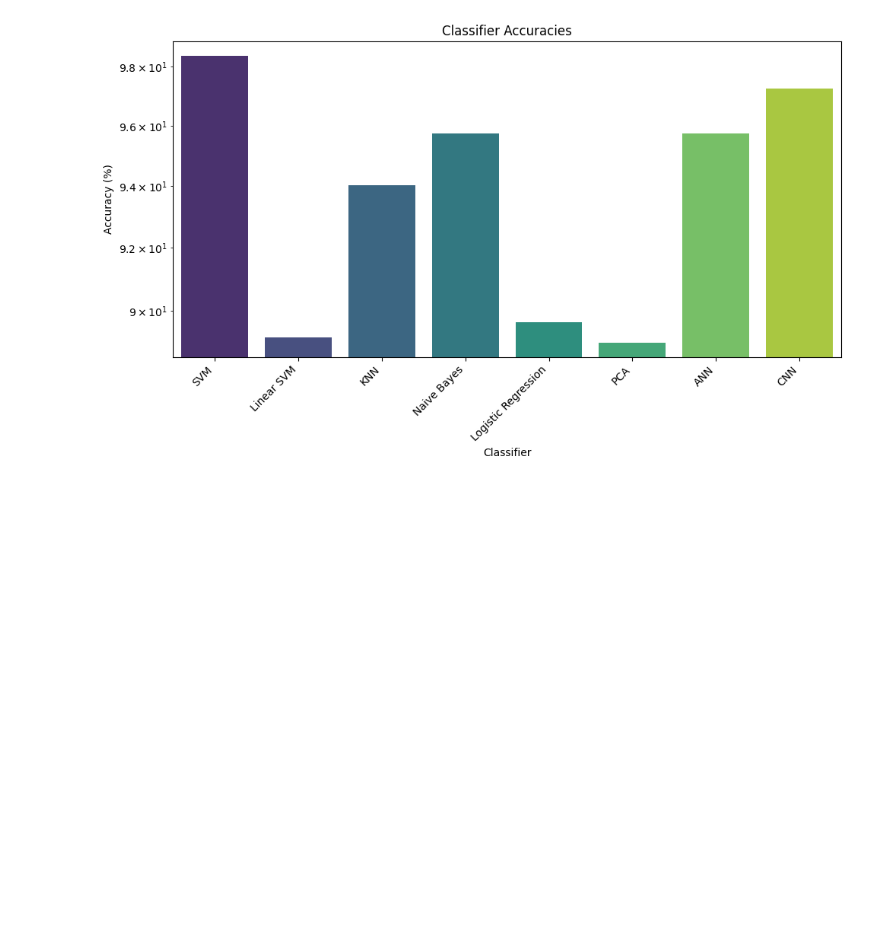
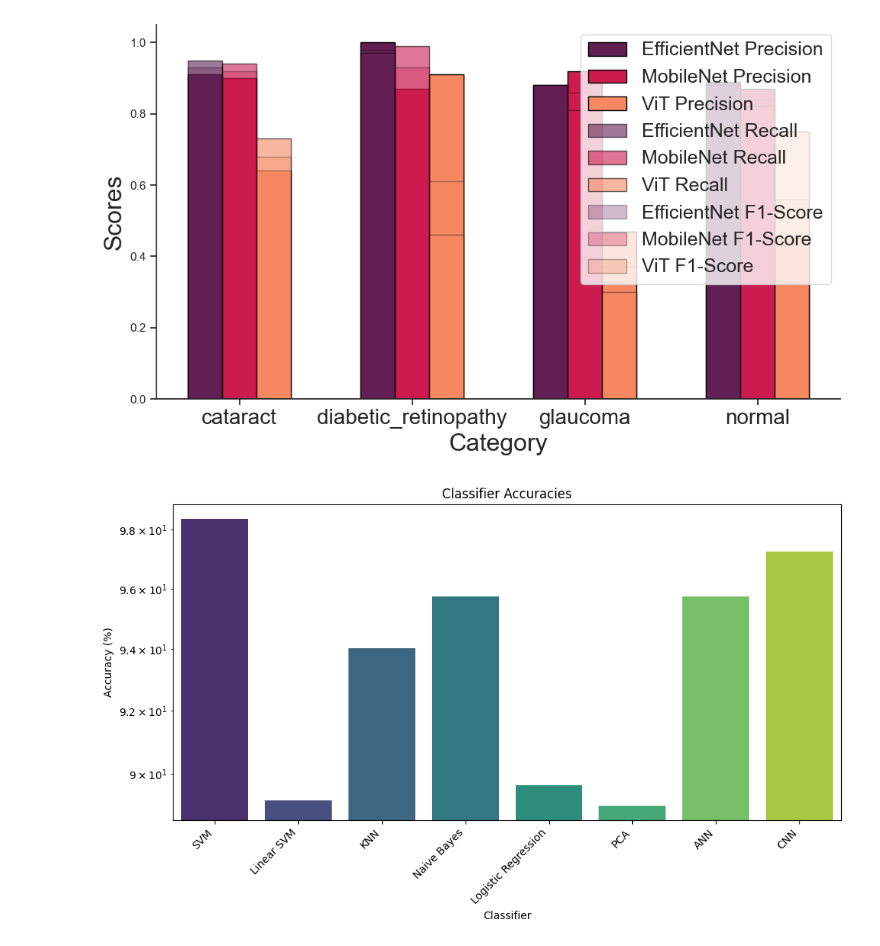
Before and after one commit to Iftekhar-mobin/depression_suicide_project, a Jupyter notebook: visualizer/Just accuracy plotting.ipynb, the cells around one changed output. Drawn from its saved outputs; the diff is of its cells as text; code cells hidden in the pictures; blank space fills up the shorter version.

```diff
--- a/visualizer/Just accuracy plotting.ipynb
+++ b/visualizer/Just accuracy plotting.ipynb
@@ -1,3 +1,78 @@
+# %%
+import matplotlib.pyplot as plt
+import numpy as np
+import seaborn as sns
+
+# Set seaborn style
+sns.set(style="ticks")
+
+# Define the categories (classes)
+categories = ['cataract', 'diabetic_retinopathy', 'glaucoma', 'normal']
+
+# Define the models and their metrics
+models = ['MoCo EfficientNet', 'MoCo MobileNet', 'MoCo ViT']
+
+# Precision, recall, and F1-score values for each model
+precision = {
+    'MoCo EfficientNet': [0.91, 1.00, 0.88, 0.89],
+    'MoCo MobileNet': [0.90, 0.87, 0.92, 0.87],
+    'MoCo ViT': [0.64, 0.91, 0.47, 0.45]
+}
+
+recall = {
+    'MoCo EfficientNet': [0.95, 0.97, 0.88, 0.88],
+    'MoCo MobileNet': [0.94, 0.99, 0.81, 0.82],
+    'MoCo ViT': [0.73, 0.46, 0.30, 0.75]
+}
+
+f1_score = {
+    'MoCo EfficientNet': [0.93, 0.98, 0.88, 0.88],
+    'MoCo MobileNet': [0.92, 0.93, 0.86, 0.84],
+    'MoCo ViT': [0.68, 0.61, 0.37, 0.56]
+}
+
+# Set the width of the bars
+bar_width = 0.2
+
+# Set the x locations for the groups
+index = np.arange(len(categories))
+
+# Create the figure and axes
+fig, ax = plt.subplots(figsize=(10, 6))
+
+# Plot the bars for each model with distinct colors
+palette = sns.color_palette("rocket", 3)
+
+# Plot precision, recall, and F1-score for each model
+ax.bar(index - bar_width, [precision['MoCo EfficientNet'][i] for i in range(4)], bar_width, label='EfficientNet Precision', color=palette[0], edgecolor='black')
+ax.bar(index, [precision['MoCo MobileNet'][i] for i in range(4)], bar_width, label='MobileNet Precision', color=palette[1], edgecolor='black')
+ax.bar(index + bar_width, [precision['MoCo ViT'][i] for i in range(4)], bar_width, label='ViT Precision', color=palette[2], edgecolor='black')
+
+ax.bar(index - bar_width, [recall['MoCo EfficientNet'][i] for i in range(4)], bar_width, label='EfficientNet Recall', color=palette[0], alpha=0.6, edgecolor='black')
+ax.bar(index, [recall['MoCo MobileNet'][i] for i in range(4)], bar_width, label='MobileNet Recall', color=palette[1], alpha=0.6, edgecolor='black')
+ax.bar(index + bar_width, [recall['MoCo ViT'][i] for i in range(4)], bar_width, label='ViT Recall', color=palette[2], alpha=0.6, edgecolor='black')
+
+ax.bar(index - bar_width, [f1_score['MoCo EfficientNet'][i] for i in range(4)], bar_width, label='EfficientNet F1-Score', color=palette[0], alpha=0.3, edgecolor='black')
+ax.bar(index, [f1_score['MoCo MobileNet'][i] for i in range(4)], bar_width, label='MobileNet F1-Score', color=palette[1], alpha=0.3, edgecolor='black')
+ax.bar(index + bar_width, [f1_score['MoCo ViT'][i] for i in range(4)], bar_width, label='ViT F1-Score', color=palette[2], alpha=0.3, edgecolor='black')
+
+# Add labels, title, and custom x-axis tick labels
+ax.set_xlabel('Category', fontsize=23)
+ax.set_ylabel('Scores', fontsize=23)
+# ax.set_title('Comparison of Precision, Recall, and F1-Score for MoCo Models', fontsize=22)
+ax.set_xticks(index)
+ax.set_xticklabels(categories, fontsize=20)
+# ax.set_yticklabels(categories, fontsize=22)
+ax.legend(fontsize=18)
+
+# Remove the top and right borders
+sns.despine()
+
+# Show the plot
+plt.tight_layout()
+plt.show()
+# %% [output]
+[figure, added]
 # %%
 import seaborn as sns
 import matplotlib.pyplot as plt
```
Also changed, not shown: 1 other file.
